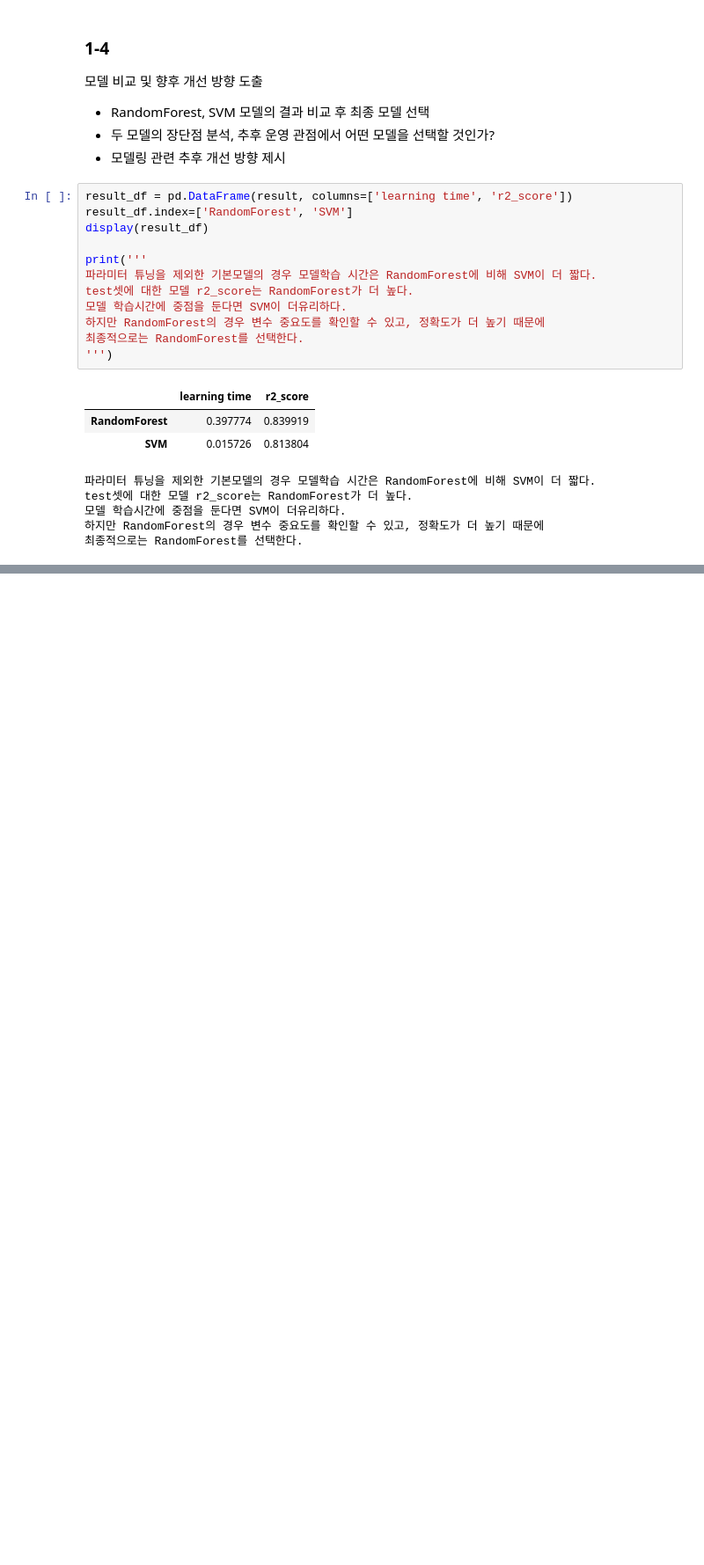
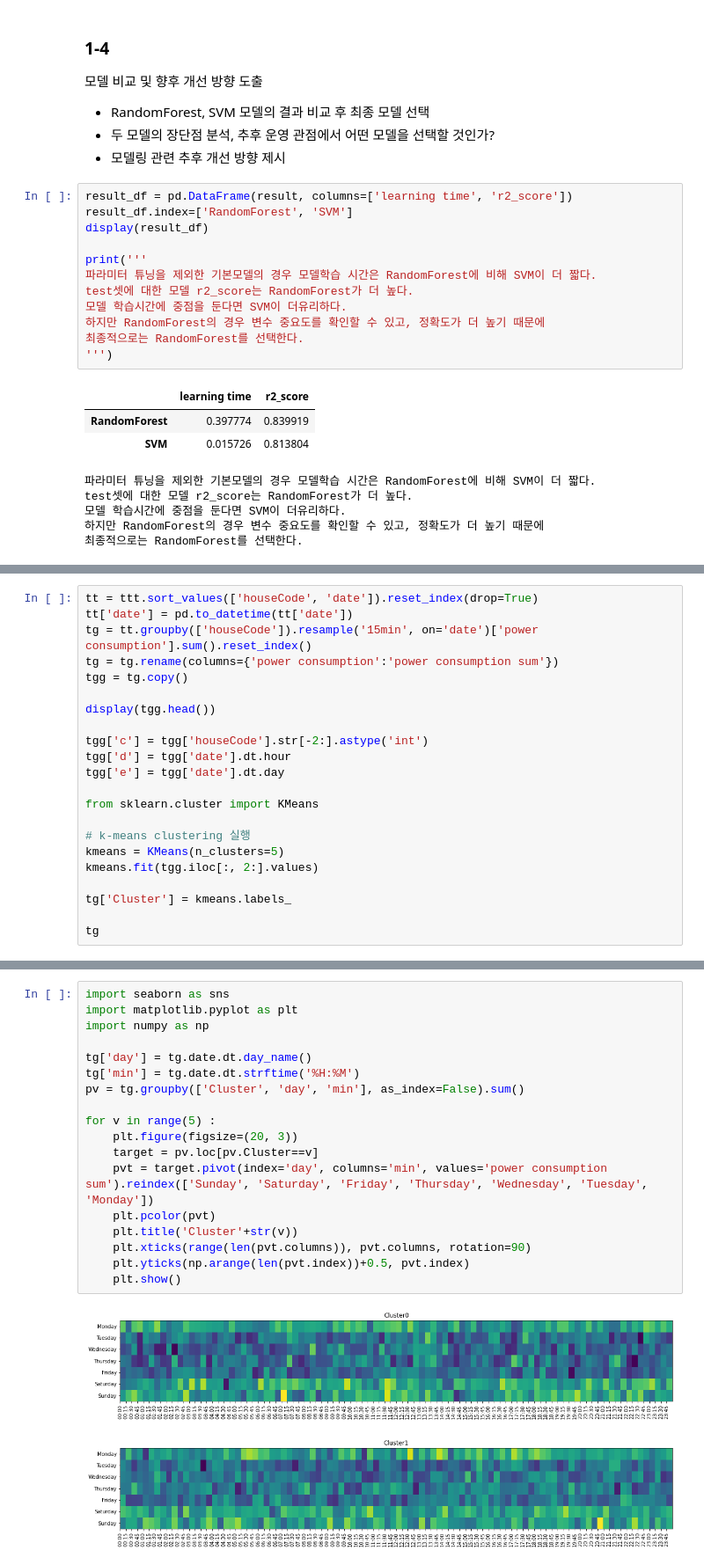
Before and after one commit to johyunkang/adp_certificate, a Jupyter notebook: adp_20.ipynb, the cells around one changed output, grey strips where cells are left out. Shown at 88% size. Drawn from its saved outputs; the diff is of its cells as text; blank space fills up the shorter version.

```diff
--- a/adp_20.ipynb
+++ b/adp_20.ipynb
@@ -276,0 +330,22 @@ test셋에 대한 모델 r2_score는 RandomForest가 더 높다.
+# %%
+tt = ttt.sort_values(['houseCode', 'date']).reset_index(drop=True)
+tt['date'] = pd.to_datetime(tt['date'])
+tg = tt.groupby(['houseCode']).resample('15min', on='date')['power consumption'].sum().reset_index()
+tg = tg.rename(columns={'power consumption':'power consumption sum'})
+tgg = tg.copy()
+
+display(tgg.head())
+
+tgg['c'] = tgg['houseCode'].str[-2:].astype('int')
+tgg['d'] = tgg['date'].dt.hour
+tgg['e'] = tgg['date'].dt.day
+
+from sklearn.cluster import KMeans
+
+# k-means clustering 실행
+kmeans = KMeans(n_clusters=5)
+kmeans.fit(tgg.iloc[:, 2:].values)
+
+tg['Cluster'] = kmeans.labels_
+
+tg
@@ -276,0 +381,21 @@ test셋에 대한 모델 r2_score는 RandomForest가 더 높다.
+# %%
+import seaborn as sns
+import matplotlib.pyplot as plt
+import numpy as np
+
+tg['day'] = tg.date.dt.day_name()
+tg['min'] = tg.date.dt.strftime('%H:%M')
+pv = tg.groupby(['Cluster', 'day', 'min'], as_index=False).sum()
+
+for v in range(5) :
+    plt.figure(figsize=(20, 3))
+    target = pv.loc[pv.Cluster==v]
+    pvt = target.pivot(index='day', columns='min', values='power consumption sum').reindex(['Sunday', 'Saturday', 'Friday', 'Thursday', 'Wednesday', 'Tuesday', 'Monday'])
+    plt.pcolor(pvt)
+    plt.title('Cluster'+str(v))
+    plt.xticks(range(len(pvt.columns)), pvt.columns, rotation=90)
+    plt.yticks(np.arange(len(pvt.index))+0.5, pvt.index)
+    plt.show()
+# %% [output]
+[figure, added]
+[figure, added]
```
Also changed, not shown: parts of 8 cells of this notebook.
